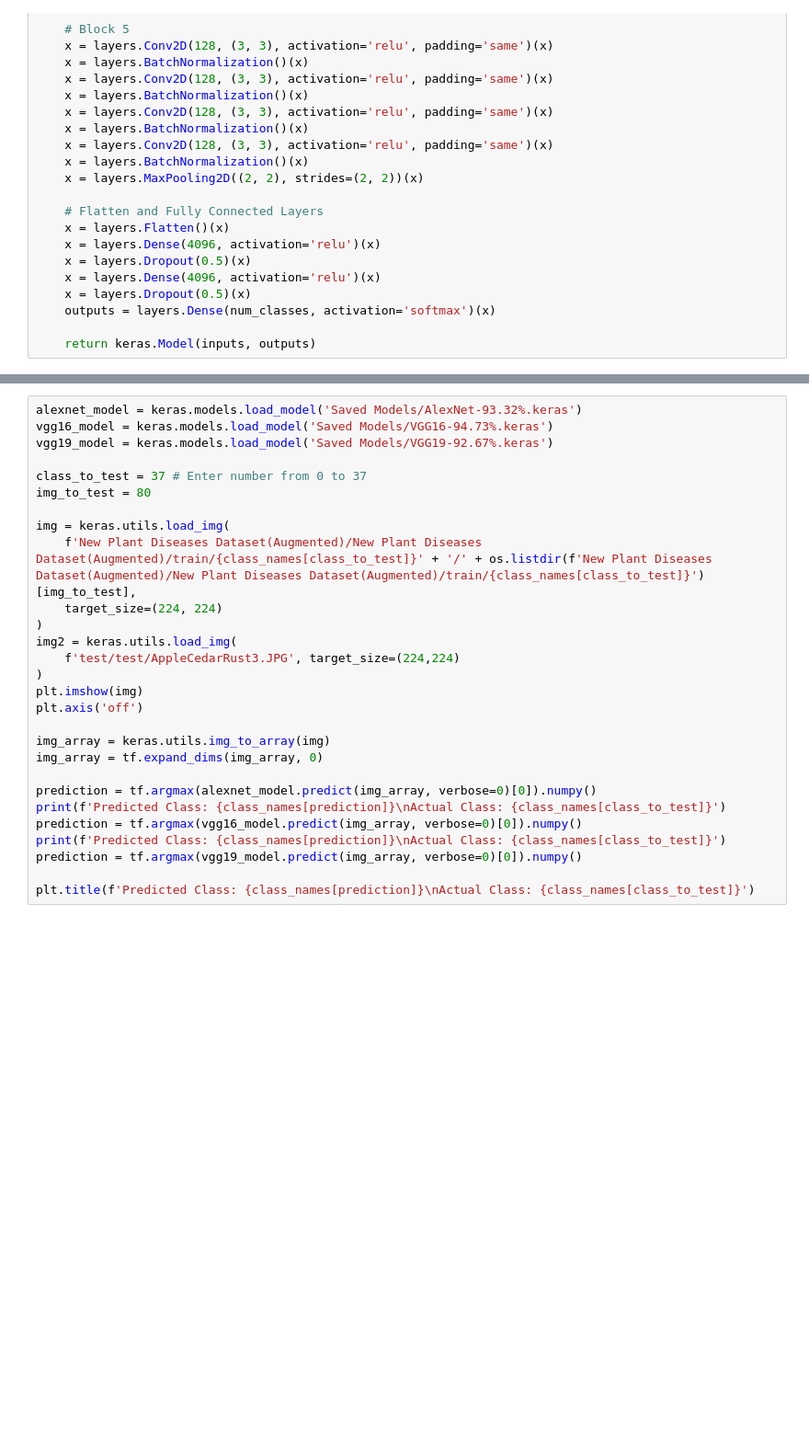
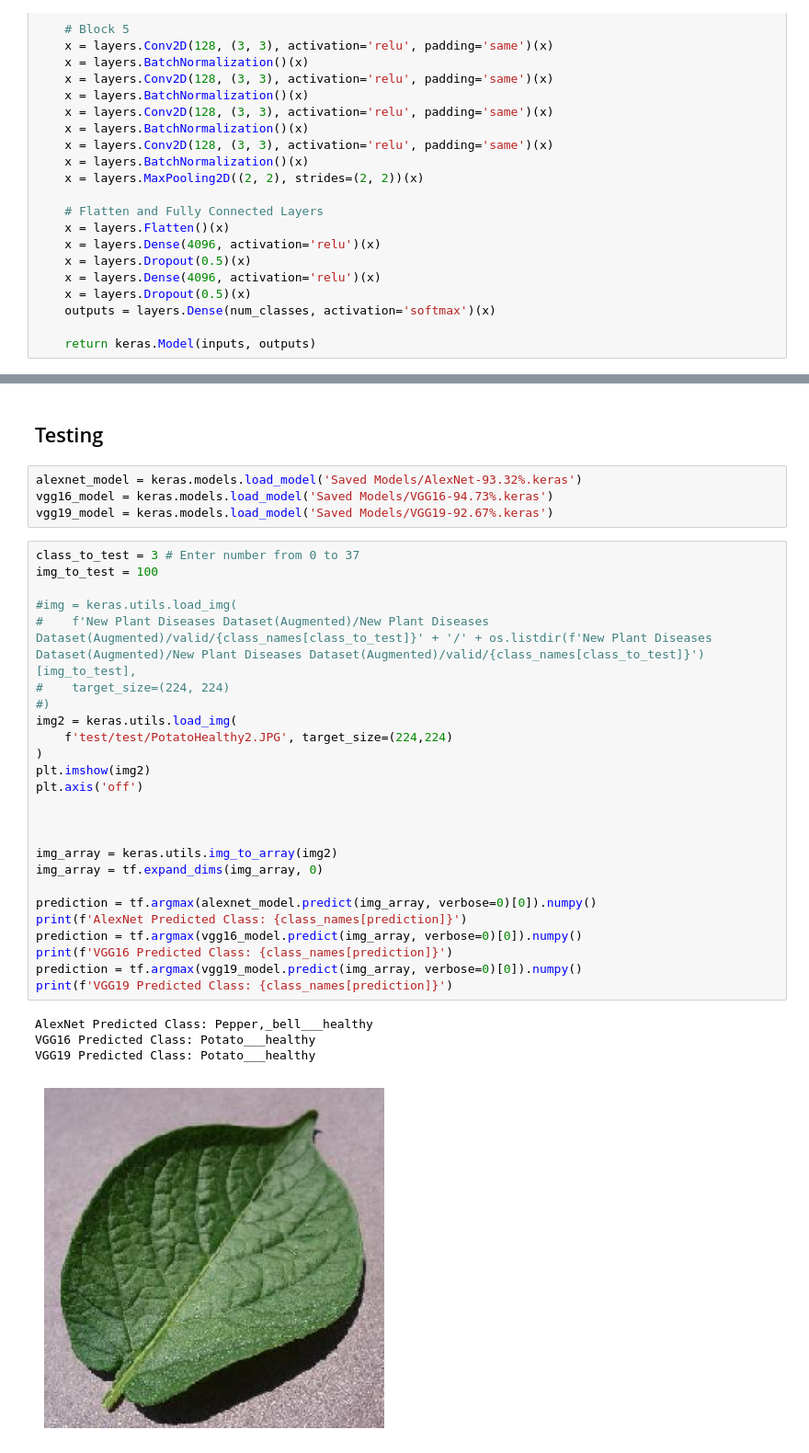
Before and after one commit to Fahd011/AI-project, a Jupyter notebook: Project.ipynb, the cells around one changed output, grey strips where cells are left out. Shown at 92% size. Drawn from its saved outputs; the diff is of its cells as text; blank space fills up the shorter version.

```diff
--- a/Project.ipynb
+++ b/Project.ipynb
@@ -292,28 +386,36 @@ for name, model in models.items():
+# %% [markdown]
+## Testing
+# %%
+alexnet_model = keras.models.load_model('Saved Models/AlexNet-93.32%.keras')
+vgg16_model = keras.models.load_model('Saved Models/VGG16-94.73%.keras')
+vgg19_model = keras.models.load_model('Saved Models/VGG19-92.67%.keras')
 # %%
-alexnet_model = keras.models.load_model('Saved Models/AlexNet-93.32%.keras')
-vgg16_model = keras.models.load_model('Saved Models/VGG16-94.73%.keras')
-vgg19_model = keras.models.load_model('Saved Models/VGG19-92.67%.keras')
+class_to_test = 3 # Enter number from 0 to 37
+img_to_test = 100
 
-class_to_test = 37 # Enter number from 0 to 37
-img_to_test = 80
-
-img = keras.utils.load_img(
-    f'New Plant Diseases Dataset(Augmented)/New Plant Diseases Dataset(Augmented)/train/{class_names[class_to_test]}' + '/' + os.listdir(f'New Plant Diseases Dataset(Augmented)/New Plant Diseases Dataset(Augmented)/train/{class_names[class_to_test]}')[img_to_test],
-    target_size=(224, 224)
+#img = keras.utils.load_img(
+#    f'New Plant Diseases Dataset(Augmented)/New Plant Diseases Dataset(Augmented)/valid/{class_names[class_to_test]}' + '/' + os.listdir(f'New Plant Diseases Dataset(Augmented)/New Plant Diseases Dataset(Augmented)/valid/{class_names[class_to_test]}')[img_to_test],
+#    target_size=(224, 224)
+#)
+img2 = keras.utils.load_img(
+    f'test/test/PotatoHealthy2.JPG', target_size=(224,224)
 )
-img2 = keras.utils.load_img(
-    f'test/test/AppleCedarRust3.JPG', target_size=(224,224)
-)
-plt.imshow(img)
+plt.imshow(img2)
 plt.axis('off')
 
-img_array = keras.utils.img_to_array(img)
+
+
+img_array = keras.utils.img_to_array(img2)
 img_array = tf.expand_dims(img_array, 0)
 
 prediction = tf.argmax(alexnet_model.predict(img_array, verbose=0)[0]).numpy()
-print(f'Predicted Class: {class_names[prediction]}\nActual Class: {class_names[class_to_test]}')
+print(f'AlexNet Predicted Class: {class_names[prediction]}')
 prediction = tf.argmax(vgg16_model.predict(img_array, verbose=0)[0]).numpy()
-print(f'Predicted Class: {class_names[prediction]}\nActual Class: {class_names[class_to_test]}')
+print(f'VGG16 Predicted Class: {class_names[prediction]}')
 prediction = tf.argmax(vgg19_model.predict(img_array, verbose=0)[0]).numpy()
-
-plt.title(f'Predicted Class: {class_names[prediction]}\nActual Class: {class_names[class_to_test]}')
+print(f'VGG19 Predicted Class: {class_names[prediction]}')
+# %% [output]
+AlexNet Predicted Class: Pepper,_bell___healthy
+VGG16 Predicted Class: Potato___healthy
+VGG19 Predicted Class: Potato___healthy
+[figure, added]
```
Also changed, not shown: parts of 14 cells of this notebook.
